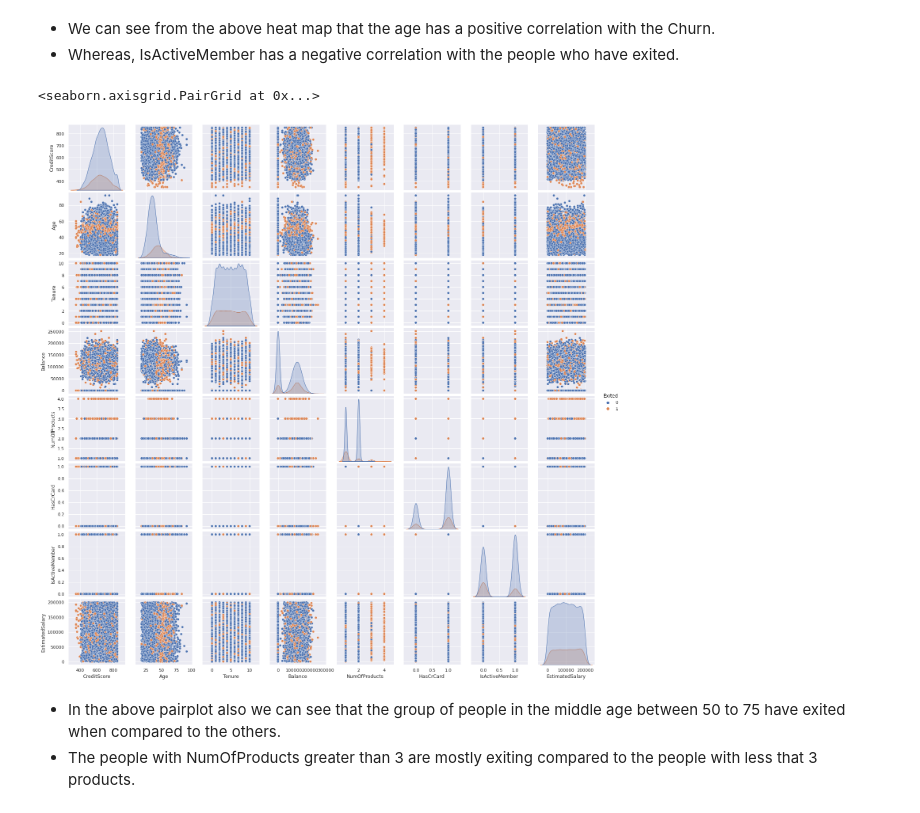
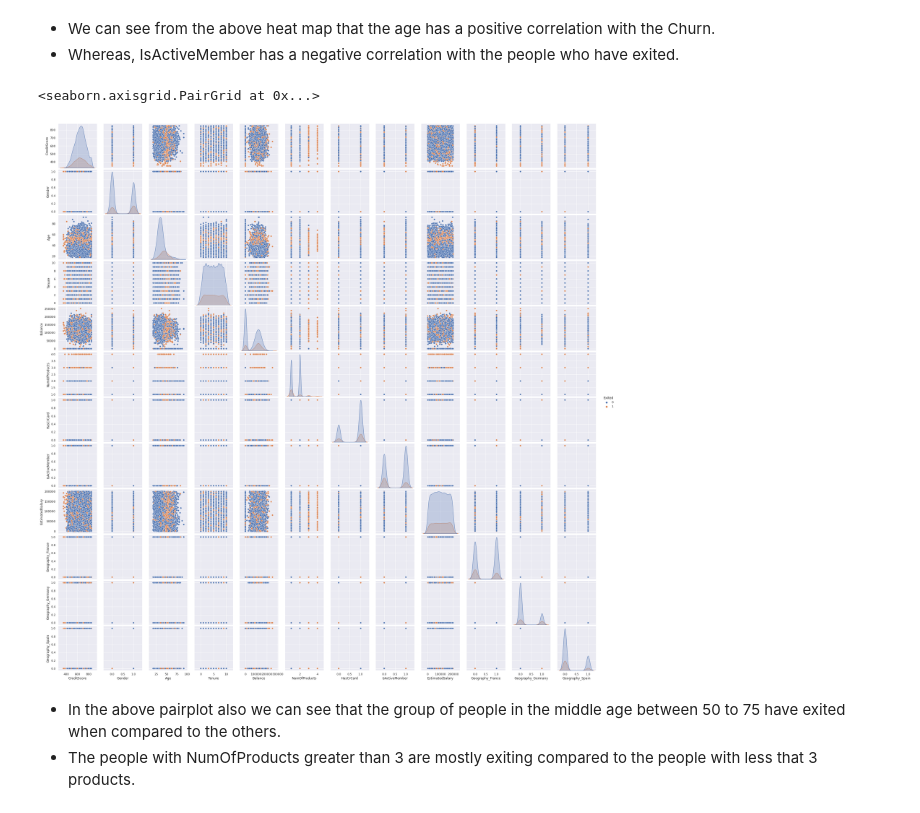
Before and after one commit to AshiniAnantharaman/Bank_Customer_Churn_Prediction, a Jupyter notebook: bank-customer-churn-prediction.ipynb, the cells around one changed output. Cells and saved outputs as stored; diff of their text form; code cells hidden in the pictures.

```diff
--- a/bank-customer-churn-prediction.ipynb
+++ b/bank-customer-churn-prediction.ipynb
@@ -198,10 +198,10 @@ Text(0.5, 1.0, 'Correlation Map')
 - We can see from the above heat map that the age has a positive correlation with the Churn.
 - Whereas, IsActiveMember has a negative correlation with the people who have exited.
 # %%
-sns.pairplot(df,hue="Exited")
+sns.pairplot(df1,hue="Exited")
 # %% [output]
 <seaborn.axisgrid.PairGrid at 0x...>
-[figure, old version]
+[figure, new version]
 # %% [markdown]
 - In the above pairplot also we can see that the group of people in the middle age between 50 to 75 have exited when compared to the others.
 - The people with NumOfProducts greater than 3 are mostly exiting compared to the people with less that 3 products.
```
Also changed, not shown: parts of 53 cells of this notebook.
